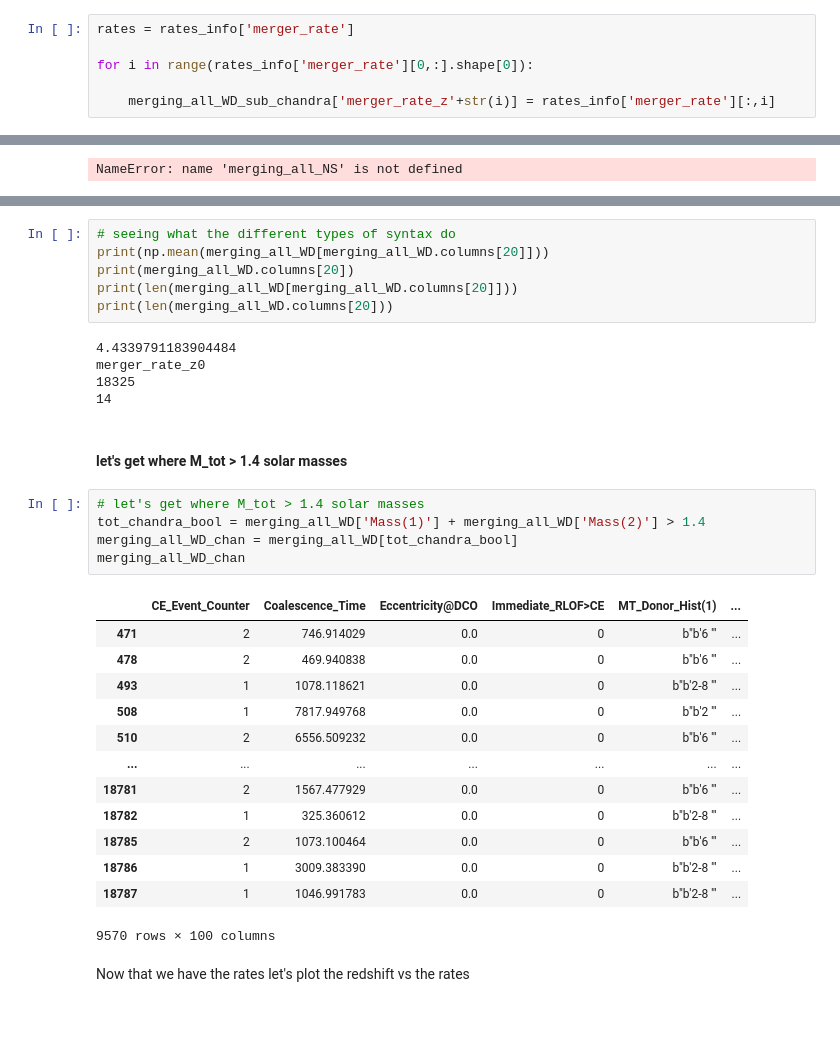
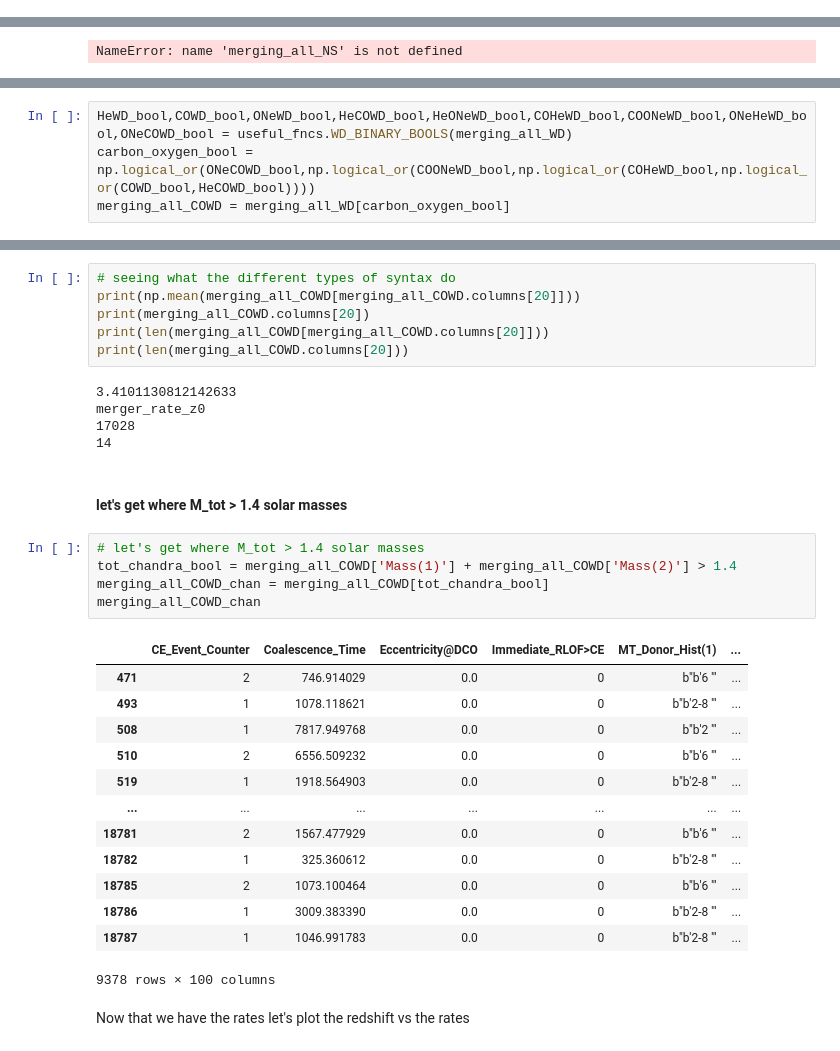
Before and after one commit to melanie-santiago26/research_work, a Jupyter notebook: making_figures/rates_analysis.ipynb, the cells around one changed output, grey strips where cells are left out. Drawn from its saved outputs; the diff is of its cells as text; blank space fills up the shorter version.

```diff
--- a/making_figures/rates_analysis.ipynb
+++ b/making_figures/rates_analysis.ipynb
@@ -154,12 +135,6 @@ rates_info['merger_rate'][0,:].shape[0]
 len(rates_info['merger_rate'][:,3])
 # %% [output]
 18325
-# %%
-rates = rates_info['merger_rate']
-
-for i in range(rates_info['merger_rate'][0,:].shape[0]):
-
-    merging_all_WD_sub_chandra['merger_rate_z'+str(i)] = rates_info['merger_rate'][:,i]
 # %%
 rates = rates_info['merger_rate']
 
@@ -195,0 +173,4 @@ NameError: name 'merging_all_NS' is not defined
+# %%
+HeWD_bool,COWD_bool,ONeWD_bool,HeCOWD_bool,HeONeWD_bool,COHeWD_bool,COONeWD_bool,ONeHeWD_bool,ONeCOWD_bool = useful_fncs.WD_BINARY_BOOLS(merging_all_WD)
+carbon_oxygen_bool = np.logical_or(ONeCOWD_bool,np.logical_or(COONeWD_bool,np.logical_or(COHeWD_bool,np.logical_or(COWD_bool,HeCOWD_bool))))
+merging_all_COWD = merging_all_WD[carbon_oxygen_bool]
@@ -215,35 +248,35 @@ NameError: name 'merging_all_NS' is not defined
 # %%
 # seeing what the different types of syntax do
-print(np.mean(merging_all_WD[merging_all_WD.columns[20]]))
-print(merging_all_WD.columns[20])
-print(len(merging_all_WD[merging_all_WD.columns[20]]))
-print(len(merging_all_WD.columns[20]))
+print(np.mean(merging_all_COWD[merging_all_COWD.columns[20]]))
+print(merging_all_COWD.columns[20])
+print(len(merging_all_COWD[merging_all_COWD.columns[20]]))
+print(len(merging_all_COWD.columns[20]))
 # %% [output]
-4.4339791183904484
+3.4101130812142633
 merger_rate_z0
-18325
+17028
 14
 # %% [markdown]
 #### let's get where M_tot > 1.4 solar masses
 # %%
 # let's get where M_tot > 1.4 solar masses
-tot_chandra_bool = merging_all_WD['Mass(1)'] + merging_all_WD['Mass(2)'] > 1.4
-merging_all_WD_chan = merging_all_WD[tot_chandra_bool]
-merging_all_WD_chan
+tot_chandra_bool = merging_all_COWD['Mass(1)'] + merging_all_COWD['Mass(2)'] > 1.4
+merging_all_COWD_chan = merging_all_COWD[tot_chandra_bool]
+merging_all_COWD_chan
 # %% [output]
 |  | CE_Event_Counter | Coalescence_Time | Eccentricity@DCO | Immediate_RLOF>CE | MT_Donor_Hist(1) | ... |
 | 471 | 2 | 746.914029 | 0.0 | 0 | b"b'6 '" | ... |
-| 478 | 2 | 469.940838 | 0.0 | 0 | b"b'6 '" | ... |
 | 493 | 1 | 1078.118621 | 0.0 | 0 | b"b'2-8 '" | ... |
 | 508 | 1 | 7817.949768 | 0.0 | 0 | b"b'2 '" | ... |
 | 510 | 2 | 6556.509232 | 0.0 | 0 | b"b'6 '" | ... |
+| 519 | 1 | 1918.564903 | 0.0 | 0 | b"b'2-8 '" | ... |
 | ... | ... | ... | ... | ... | ... | ... |
 | 18781 | 2 | 1567.477929 | 0.0 | 0 | b"b'6 '" | ... |
 | 18782 | 1 | 325.360612 | 0.0 | 0 | b"b'2-8 '" | ... |
 | 18785 | 2 | 1073.100464 | 0.0 | 0 | b"b'6 '" | ... |
 | 18786 | 1 | 3009.383390 | 0.0 | 0 | b"b'2-8 '" | ... |
 | 18787 | 1 | 1046.991783 | 0.0 | 0 | b"b'2-8 '" | ... |
-9570 rows × 100 columns
+9378 rows × 100 columns
 # %% [markdown]
 Now that we have the rates let's plot the redshift vs the rates
 # %% [markdown]
```
Also changed, not shown: parts of 14 cells of this notebook, 1 other file.
